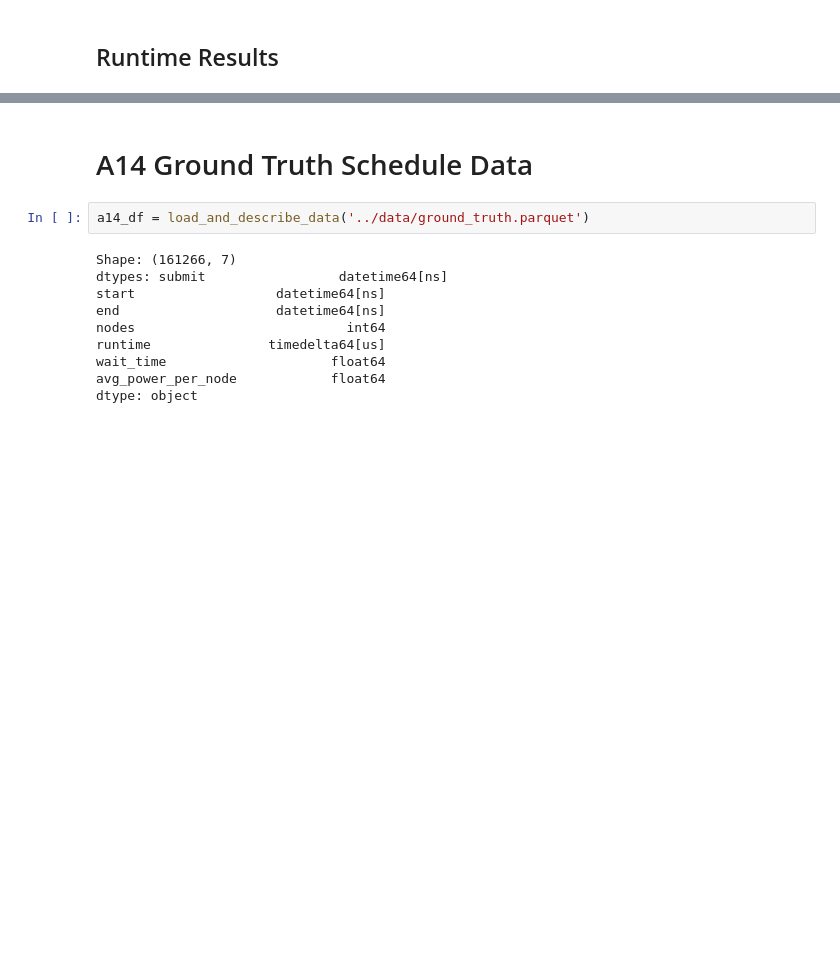
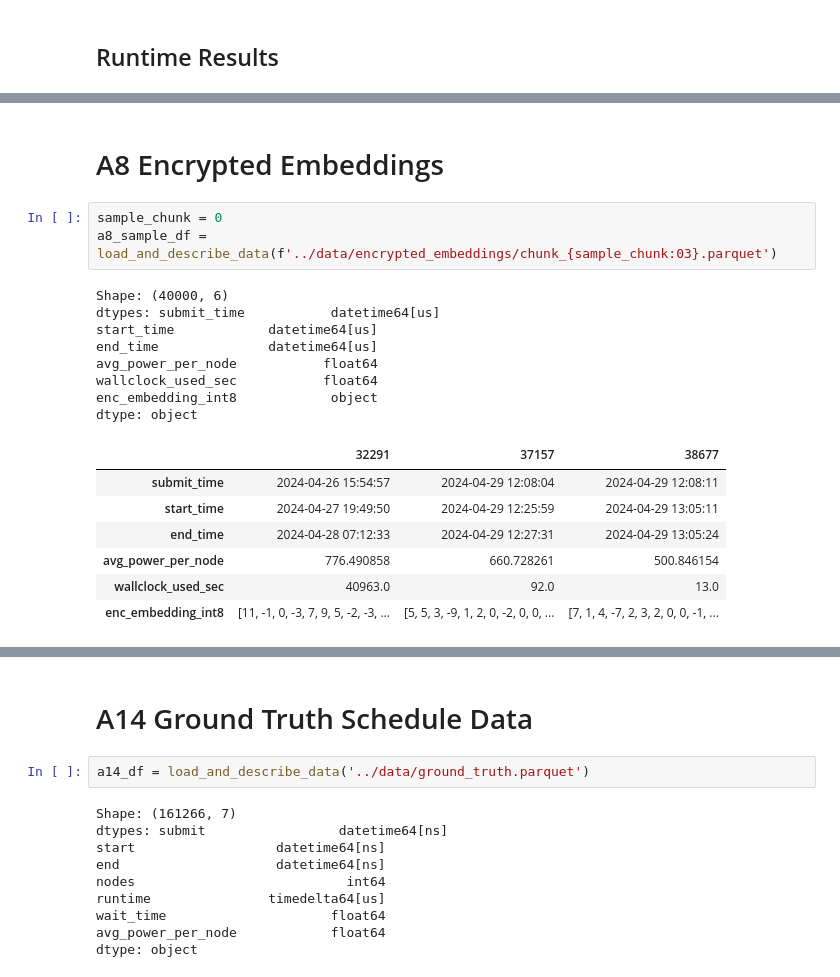
Before and after one commit to NREL/raddit, a Jupyter notebook: notebooks/validate_datasets.ipynb, the cells around one changed output, grey strips where cells are left out. Saved outputs shown, nothing was run; the diff lists cells and outputs as text; blank space fills up the shorter version.

```diff
--- a/notebooks/validate_datasets.ipynb
+++ b/notebooks/validate_datasets.ipynb
@@ -84,0 +85,21 @@ a4_power_df.sample(3).T
+# %% [markdown]
+# A8 Encrypted Embeddings
+# %%
+sample_chunk = 0
+a8_sample_df = load_and_describe_data(f'../data/encrypted_embeddings/chunk_{sample_chunk:03}.parquet')
+# %% [output]
+Shape: (40000, 6)
+dtypes: submit_time           datetime64[us]
+start_time            datetime64[us]
+end_time              datetime64[us]
+avg_power_per_node           float64
+wallclock_used_sec           float64
+enc_embedding_int8            object
+dtype: object
+|  | 32291 | 37157 | 38677 |
+| submit_time | 2024-04-26 15:54:57 | 2024-04-29 12:08:04 | 2024-04-29 12:08:11 |
+| start_time | 2024-04-27 19:49:50 | 2024-04-29 12:25:59 | 2024-04-29 13:05:11 |
+| end_time | 2024-04-28 07:12:33 | 2024-04-29 12:27:31 | 2024-04-29 13:05:24 |
+| avg_power_per_node | 776.490858 | 660.728261 | 500.846154 |
+| wallclock_used_sec | 40963.0 | 92.0 | 13.0 |
+| enc_embedding_int8 | [11, -1, 0, -3, 7, 9, 5, -2, -3, ... | [5, 5, 3, -9, 1, 2, 0, -2, 0, 0, ... | [7, 1, 4, -7, 2, 3, 2, 0, 0, -1, ... |
```
Also changed, not shown: parts of 8 cells of this notebook, 1 other file.
